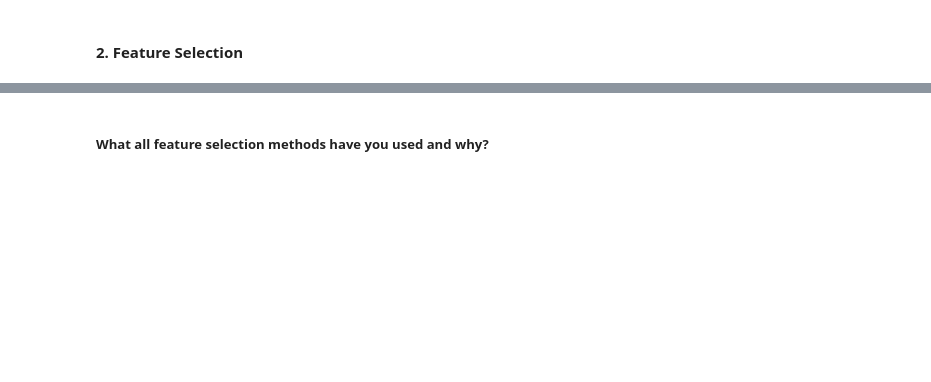
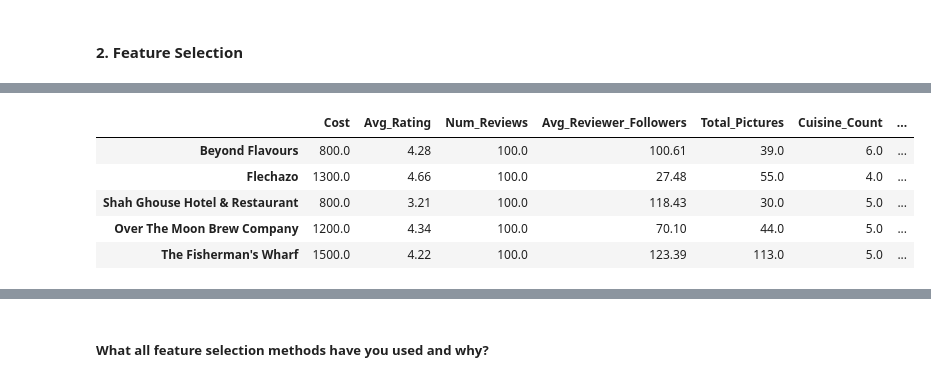
Before and after one commit to adamaneeqaqwathka-arch/Zomato-Data-Analysis, a Jupyter notebook: notebooks/Adam_Zomato_clustering.ipynb, the cells around one changed output, grey strips where cells are left out. Saved outputs shown, nothing was run; the diff lists cells and outputs as text; code cells hidden in the pictures; blank space fills up the shorter version.

```diff
--- a/notebooks/Adam_Zomato_clustering.ipynb
+++ b/notebooks/Adam_Zomato_clustering.ipynb
@@ -1604,0 +1761,90 @@ For example, words that occur in almost every review such as "food" may receive
+# %%
+# =========================================================
+# Feature Selection
+# =========================================================
+
+from sklearn.feature_selection import VarianceThreshold
+
+
+# ---------------------------------------------------------
+# 1. Remove columns that are not useful for clustering
+# ---------------------------------------------------------
+
+df_model = df.drop(
+    columns=['Links', 'Cuisines', 'Timings']
+).copy()
+
+# Keep restaurant name as the index
+df_model.set_index('Name', inplace=True)
+
+
+# ---------------------------------------------------------
+# 2. Remove highly correlated feature
+# ---------------------------------------------------------
+
+# Rating_Std is highly related to Avg_Rating.
+# Keep Avg_Rating because it is easier to interpret.
+
+df_model.drop(
+    columns=['Rating_Std'],
+    inplace=True
+)
+
+
+# ---------------------------------------------------------
+# 3. Remove rare cuisine features
+# ---------------------------------------------------------
+
+# Keep cuisine features that have enough variation
+selector = VarianceThreshold(threshold=0.03)
+
+selector.fit(cuisine_encoded)
+
+selected_cuisines = cuisine_encoded.columns[
+    selector.get_support()
+]
+
+cuisine_selected = cuisine_encoded[
+    selected_cuisines
+].copy()
+
+print(
+    "Cuisine features before selection:",
+    cuisine_encoded.shape[1]
+)
+
+print(
+    "Cuisine features after selection:",
+    cuisine_selected.shape[1]
+)
+
+
+# ---------------------------------------------------------
+# 4. Add selected cuisine features to main features
+# ---------------------------------------------------------
+
+features_final = pd.concat(
+    [
+        df_model,
+        cuisine_selected
+    ],
+    axis=1
+)
+
+
+# ---------------------------------------------------------
+# 5. Check final feature matrix
+# ---------------------------------------------------------
+
+print(
+    "Final number of restaurants:",
+    features_final.shape[0]
+)
+
+print(
+    "Final number of features:",
+    features_final.shape[1]
+)
+
+display(features_final.head())
+# %% [output]
@@ -1604,0 +1855,6 @@ For example, words that occur in almost every review such as "food" may receive
+|  | Cost | Avg_Rating | Num_Reviews | Avg_Reviewer_Followers | Total_Pictures | Cuisine_Count | ... |
+| Beyond Flavours | 800.0 | 4.28 | 100.0 | 100.61 | 39.0 | 6.0 | ... |
+| Flechazo | 1300.0 | 4.66 | 100.0 | 27.48 | 55.0 | 4.0 | ... |
+| Shah Ghouse Hotel & Restaurant | 800.0 | 3.21 | 100.0 | 118.43 | 30.0 | 5.0 | ... |
+| Over The Moon Brew Company | 1200.0 | 4.34 | 100.0 | 70.10 | 44.0 | 5.0 | ... |
+| The Fisherman's Wharf | 1500.0 | 4.22 | 100.0 | 123.39 | 113.0 | 5.0 | ... |
```
Also changed, not shown: parts of 13 cells of this notebook.
